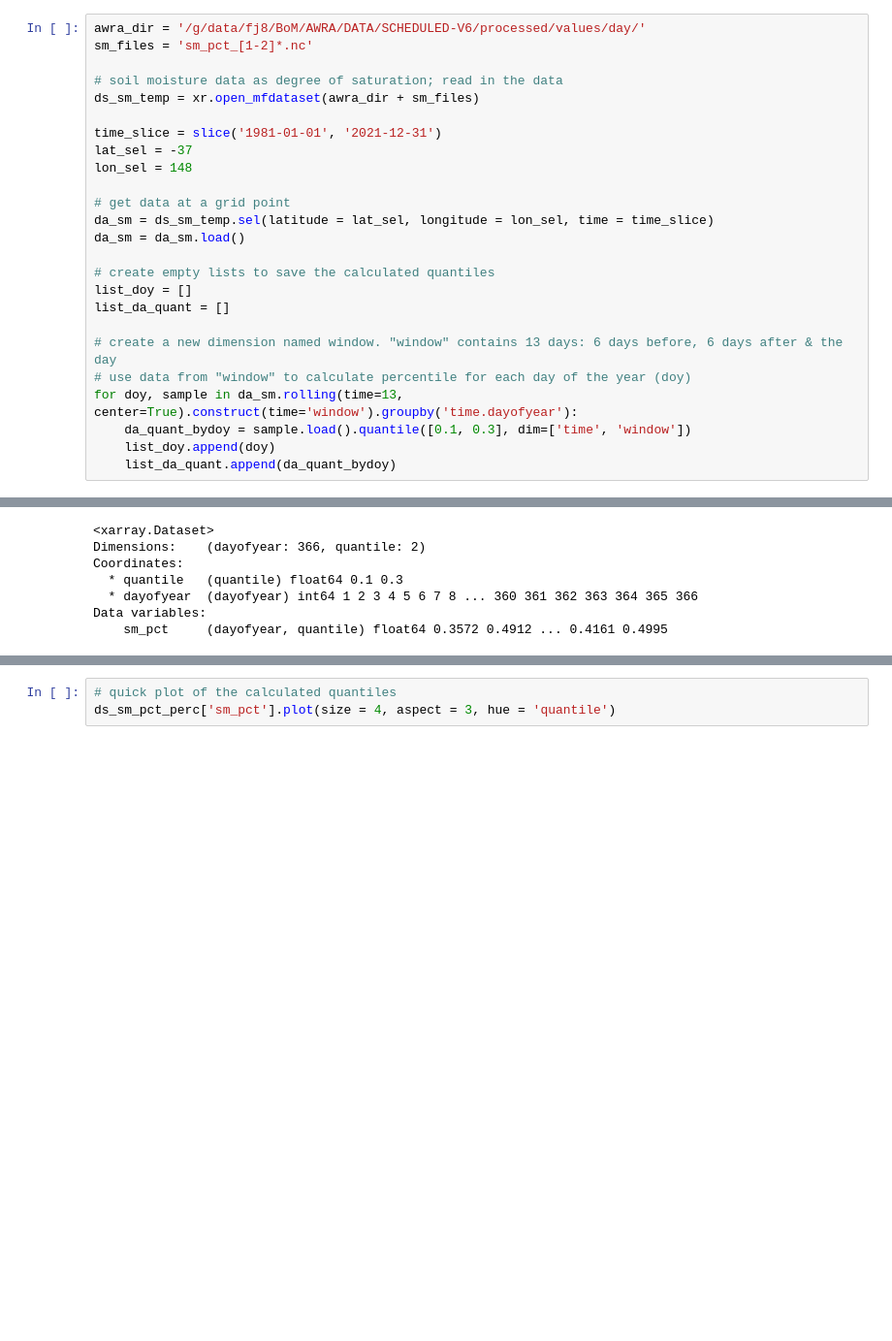
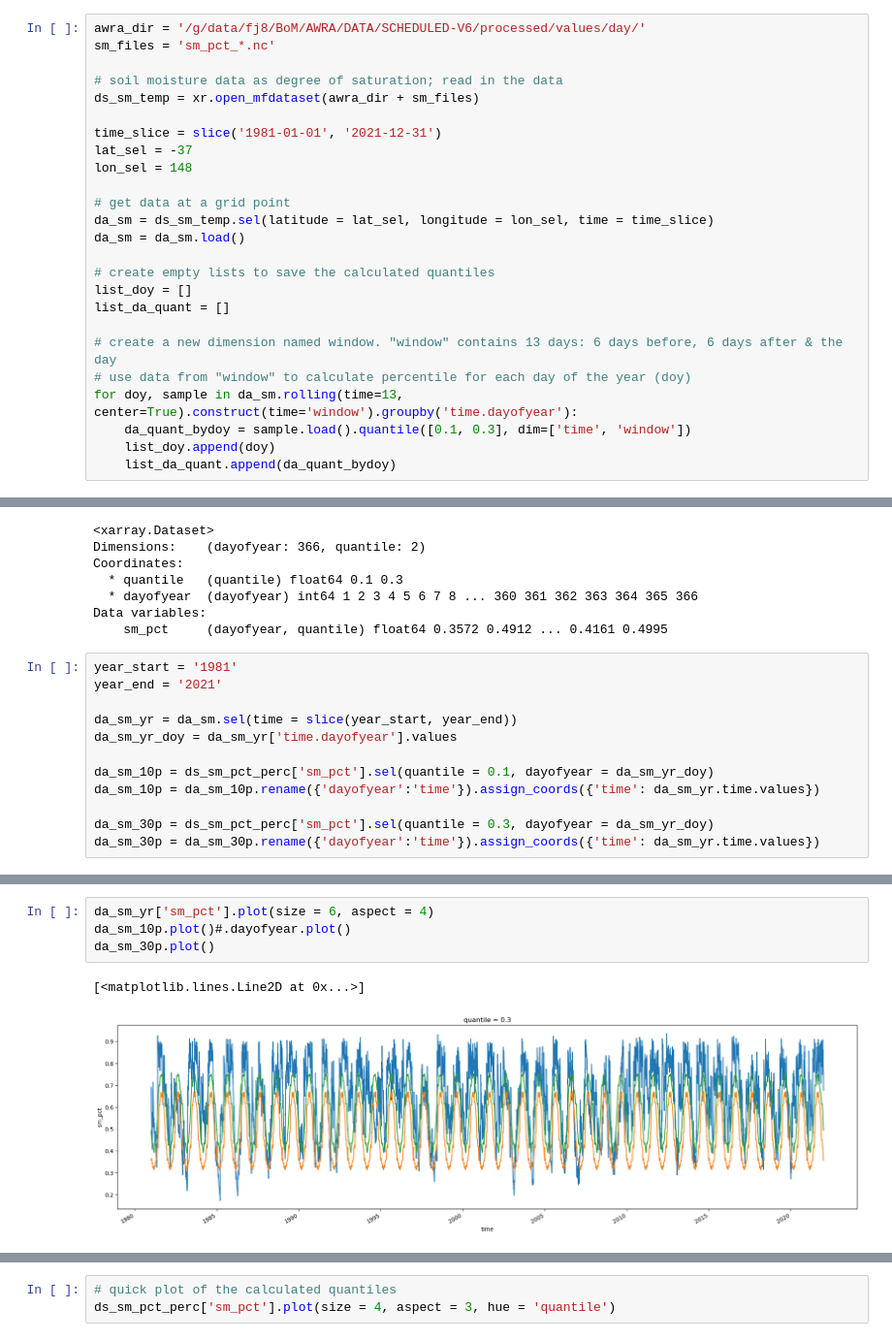
Before and after one commit to anjanadevanand/flash_drought, a Jupyter notebook: calc_soil_moisture_percentile.ipynb, the cells around one changed output, grey strips where cells are left out. Shown at 97% size. Cells and saved outputs as stored; diff of their text form; blank space fills up the shorter version.

```diff
--- a/calc_soil_moisture_percentile.ipynb
+++ b/calc_soil_moisture_percentile.ipynb
@@ -6,6 +26,6 @@ import numpy as np
 # %%
 awra_dir = '/g/data/fj8/BoM/AWRA/DATA/SCHEDULED-V6/processed/values/day/'
-sm_files = 'sm_pct_[1-2]*.nc'
+sm_files = 'sm_pct_*.nc'
 
 # soil moisture data as degree of saturation; read in the data
 ds_sm_temp = xr.open_mfdataset(awra_dir + sm_files)
@@ -41,3 +61,15 @@ Coordinates:
   * dayofyear  (dayofyear) int64 1 2 3 4 5 6 7 8 ... 360 361 362 363 364 365 366
 Data variables:
     sm_pct     (dayofyear, quantile) float64 0.3572 0.4912 ... 0.4161 0.4995
+# %%
+year_start = '1981'
+year_end = '2021'
+
+da_sm_yr = da_sm.sel(time = slice(year_start, year_end))
+da_sm_yr_doy = da_sm_yr['time.dayofyear'].values
+
+da_sm_10p = ds_sm_pct_perc['sm_pct'].sel(quantile = 0.1, dayofyear = da_sm_yr_doy)
+da_sm_10p = da_sm_10p.rename({'dayofyear':'time'}).assign_coords({'time': da_sm_yr.time.values})
+
+da_sm_30p = ds_sm_pct_perc['sm_pct'].sel(quantile = 0.3, dayofyear = da_sm_yr_doy)
+da_sm_30p = da_sm_30p.rename({'dayofyear':'time'}).assign_coords({'time': da_sm_yr.time.values})
@@ -43,0 +99,7 @@ Data variables:
+# %%
+da_sm_yr['sm_pct'].plot(size = 6, aspect = 4)
+da_sm_10p.plot()#.dayofyear.plot()
+da_sm_30p.plot()
+# %% [output]
+[<matplotlib.lines.Line2D at 0x...>]
+[figure, added]
```
Also changed, not shown: parts of 22 cells of this notebook.
